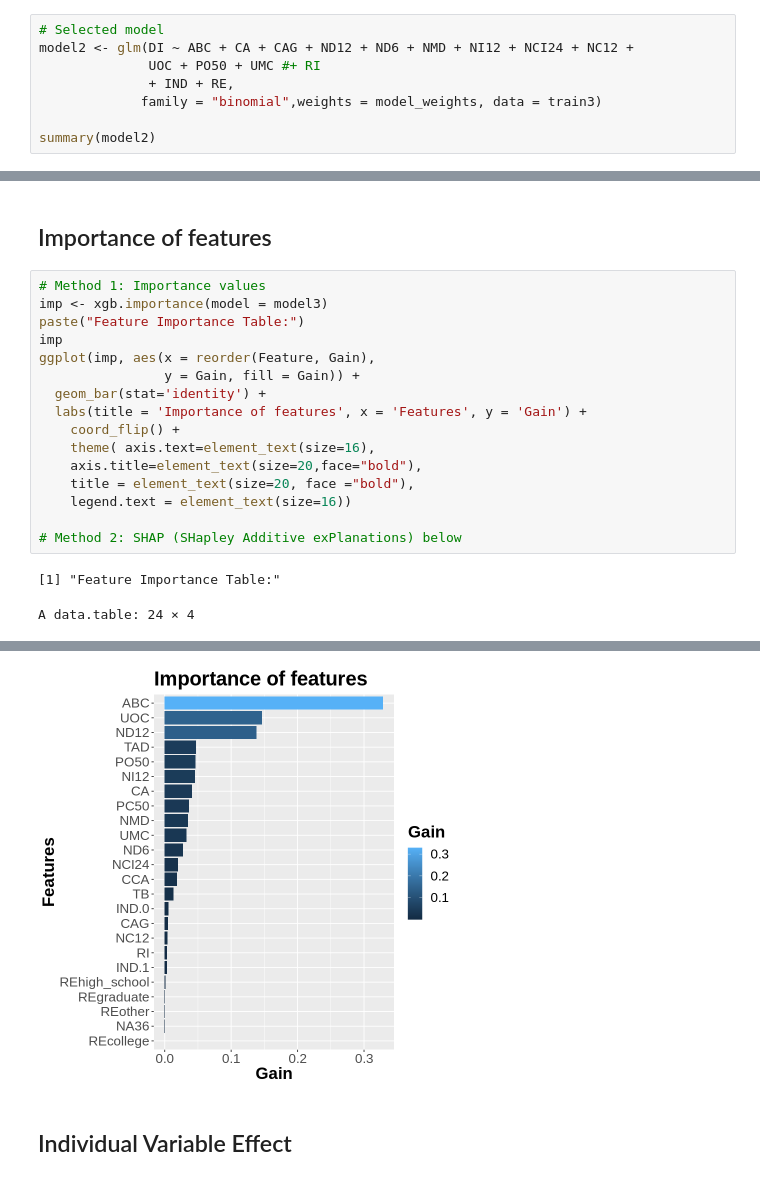
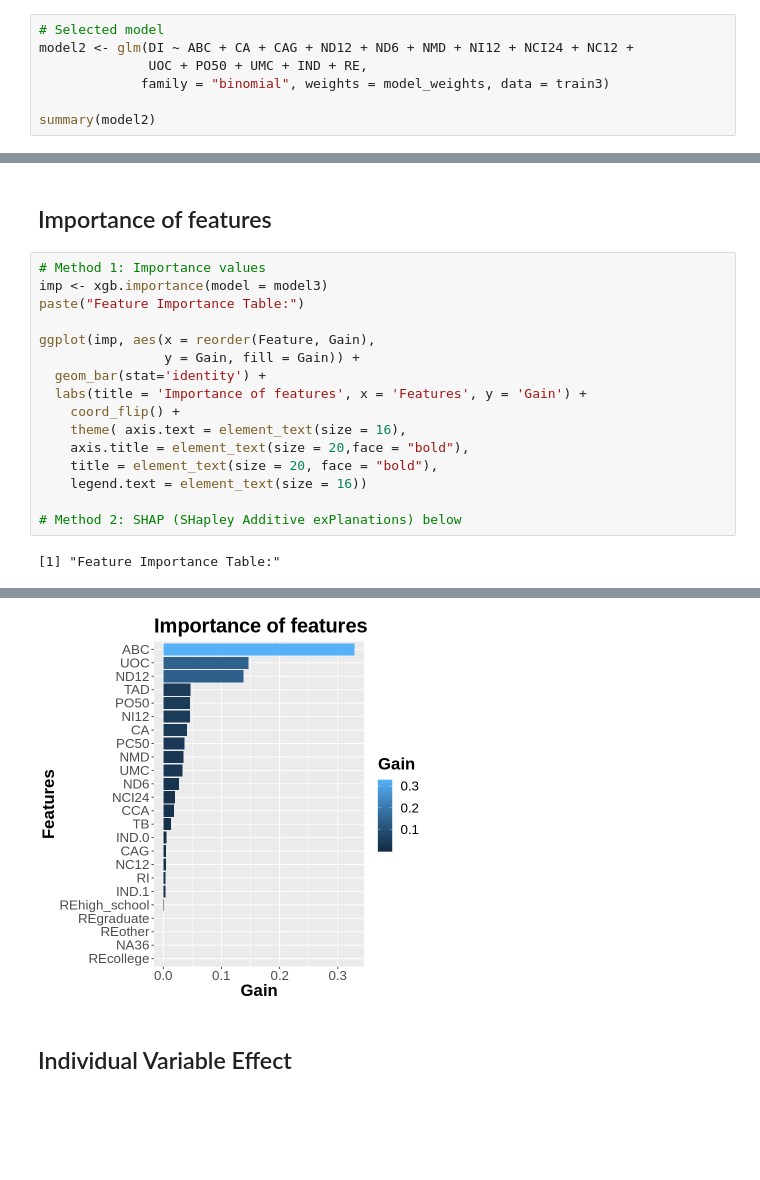
Before and after one commit to shuangyanwu/ML_Classify_default_account, a Jupyter notebook: Classify_default_account.ipynb, the cells around one changed output, grey strips where cells are left out. Drawn from its saved outputs; the diff is of its cells as text; blank space fills up the shorter version.

```diff
--- a/Classify_default_account.ipynb
+++ b/Classify_default_account.ipynb
@@ -522,9 +479,8 @@ Residual Deviance: 16970        AIC: 17000
 # %%
 # Selected model
 model2 <- glm(DI ~ ABC + CA + CAG + ND12 + ND6 + NMD + NI12 + NCI24 + NC12 +
-              UOC + PO50 + UMC #+ RI
-              + IND + RE,
-             family = "binomial",weights = model_weights, data = train3)
+              UOC + PO50 + UMC + IND + RE,
+             family = "binomial", weights = model_weights, data = train3)
 
 summary(model2)
 # %% [output]
@@ -905,18 +861,17 @@ Setting direction: controls < cases
 # Method 1: Importance values
 imp <- xgb.importance(model = model3)
 paste("Feature Importance Table:")
-imp
+
 ggplot(imp, aes(x = reorder(Feature, Gain),
                 y = Gain, fill = Gain)) +
   geom_bar(stat='identity') +
   labs(title = 'Importance of features', x = 'Features', y = 'Gain') +
     coord_flip() +
-    theme( axis.text=element_text(size=16),
-    axis.title=element_text(size=20,face="bold"),
-    title = element_text(size=20, face ="bold"),
-    legend.text = element_text(size=16))
+    theme( axis.text = element_text(size = 16),
+    axis.title = element_text(size = 20,face = "bold"),
+    title = element_text(size = 20, face = "bold"),
+    legend.text = element_text(size = 16))
 
 # Method 2: SHAP (SHapley Additive exPlanations) below
 # %% [output]
 [1] "Feature Importance Table:"
-A data.table: 24 × 4
@@ -941,4 +878,4 @@ A data.table: 24 × 4
-[figure, old version]
+[figure, new version]
 # %% [markdown]
 ## Individual Variable Effect
 # %%
```
Also changed, not shown: parts of 25 cells of this notebook.
